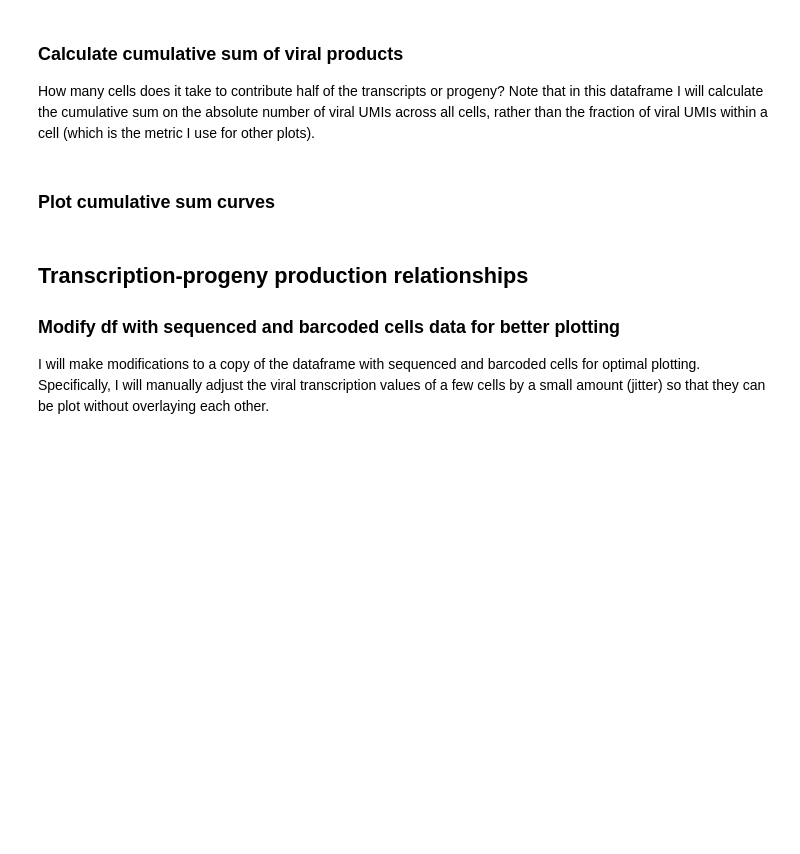
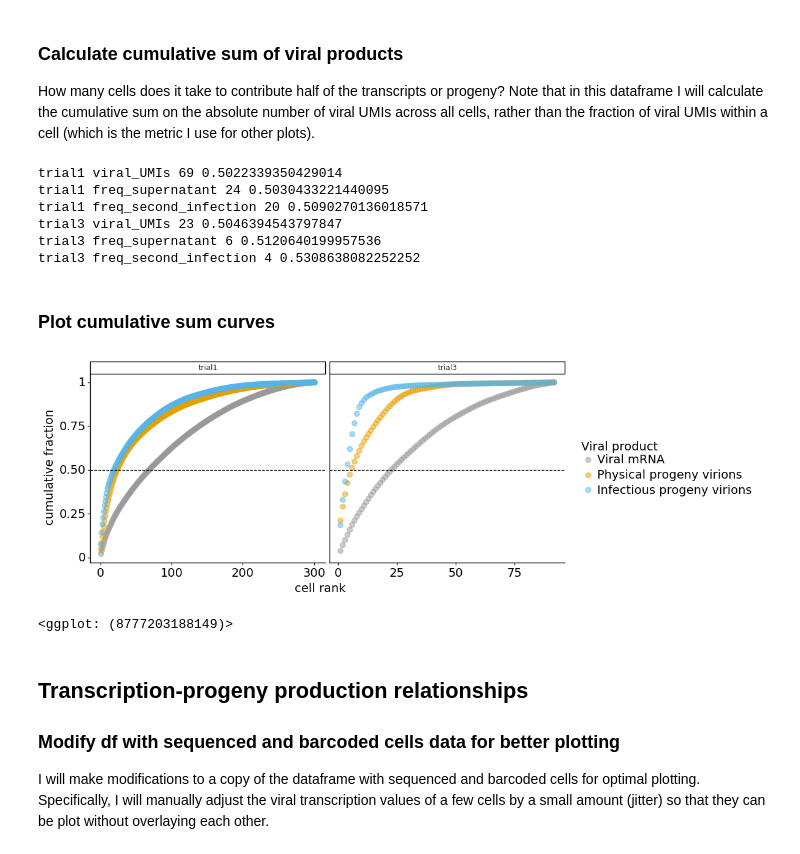
Before and after one commit to jbloomlab/barcoded_flu_pdmH1N1, a Jupyter notebook: final_analysis.py.ipynb, the cells around one changed output. Cells and saved outputs as stored; diff of their text form; code cells hidden in the pictures; blank space fills up the shorter version.

Commit message:
made cumulative sum plots

```diff
--- a/final_analysis.py.ipynb
+++ b/final_analysis.py.ipynb
@@ -1269,26 +1269,38 @@ fig4.save(fig4_file)
 ### Calculate cumulative sum of viral products
 How many cells does it take to contribute half of the transcripts or progeny? Note that in this dataframe I will calculate the cumulative sum on the absolute number of viral UMIs across all cells, rather than the fraction of viral UMIs within a cell (which is the metric I use for other plots).
 # %%
-cumulative_df = sequenced_barcoded_cells[['cell_barcode', 'viral_UMIs', 'freq_supernatant', 'freq_second_infection']]
+cumulative_df = selected_cells[['sample', 'cell_barcode', 'viral_UMIs', 'freq_supernatant', 'freq_second_infection']]
+
+cumulative_df = pd.merge(
+    left=cumulative_df,
+    right=(cumulative_df.groupby('sample')['viral_UMIs'].sum()
+           .reset_index()
+           .rename(columns={'viral_UMIs': 'viral_UMIs_sum'})),
+    on='sample',
+    how='left',
+    validate='many_to_one')
 cumulative_df['viral_UMIs'] = (
     cumulative_df['viral_UMIs'] /
-    cumulative_df['viral_UMIs'].sum())
+    cumulative_df['viral_UMIs_sum'])
+
 cumsum_list = list()
-for var in cumulative_df.columns:
-    if var == 'cell_barcode':
-        pass
-    else:
-        cumsum_list.append(
-            pd.DataFrame(cumulative_df
-                         .sort_values(by=var, ascending=False)
-                         .reset_index()
-                         [var]
-                         .cumsum()))
+for col in ['viral_UMIs', 'freq_supernatant', 'freq_second_infection']:
+    for sample in cumulative_df['sample'].unique():
+        temp_df = pd.DataFrame(
+            cumulative_df
+            .query(f'sample == "{sample}"')
+            .sort_values(by=col, ascending=False)
+            .reset_index()
+            [col]
+            .cumsum())
+        temp_df['sample'] = sample
+        cumsum_list.append(temp_df)
+
 cumsum_df = (
-    pd.melt(pd.concat(cumsum_list, axis=1).reset_index(),
-            id_vars='index',
-            var_name='source',
-            value_name='cumulative_sum'))
+    pd.concat(cumsum_list, axis=0).reset_index()
+    .melt(id_vars=['sample','index'],
+          var_name='source',
+          value_name='cumulative_sum'))
 cumsum_df['index'] = cumsum_df['index'] + 1 # 1-base indexing for cell number
 cumsum_df['source'] = (
     cumsum_df['source']
@@ -1298,37 +1310,52 @@ cumsum_df['source'] = (
                          'freq_supernatant',
                          'freq_second_infection'])
 )
-display(cumsum_df.query('cumulative_sum > 0.45 and cumulative_sum < 0.6'))
+for sample in cumsum_df['sample'].unique():
+    for source in cumsum_df['source'].unique():
+        temp_df = (cumsum_df.query(f'sample == "{sample}" and '
+                                f'source == "{source}" and '
+                                'cumulative_sum > 0.5').min())
+        print(sample, source, temp_df['index'], temp_df['cumulative_sum'])
+# %% [output]
+trial1 viral_UMIs 69 0.5022339350429014
+trial1 freq_supernatant 24 0.5030433221440095
+trial1 freq_second_infection 20 0.5090270136018571
+trial3 viral_UMIs 23 0.5046394543797847
+trial3 freq_supernatant 6 0.5120640199957536
+trial3 freq_second_infection 4 0.5308638082252252
 # %% [markdown]
 ### Plot cumulative sum curves
 # %%
 cumulative_sum_file = figure_dir+'/'+'cumulative_sum_plot.svg'
 
 cumulative_sum_plot = (
     p9.ggplot() +
     p9.geom_point(cumsum_df,
                   p9.aes(x='index',
                          y='cumulative_sum',
                          color='source'),
                   alpha=0.5,
                   size=3) +
     p9.geom_hline(yintercept=0.5, linetype='dashed') +
+    p9.facet_grid('~sample', scales='free_x') +
     p9.labs(x='cell rank',
             y='cumulative fraction',
             color='Viral product') +
-    p9.scale_x_continuous(breaks=[0,20,40,60,80]) +
     p9.scale_color_manual(values=CBPALETTE,
                           labels=['Viral mRNA',
                                   'Physical progeny virions',
                                   'Infectious progeny virions']) +
-    p9.theme(figure_size=(6, 4),
+    p9.theme(figure_size=(10, 4),
              legend_position='right',
              legend_title=p9.element_text(size=14),
              legend_text=p9.element_text(size=14),
              axis_title=p9.element_text(size=14),
              axis_text=p9.element_text(size=14, color="black")))
 cumulative_sum_plot.save(filename = cumulative_sum_file)
 display(cumulative_sum_plot)
+# %% [output]
+[figure, added]
+<ggplot: (8777203188149)>
 # %% [markdown]
 ## Transcription-progeny production relationships
 ### Modify df with sequenced and barcoded cells data for better plotting
```
Also changed, not shown: parts of 1 cell of this notebook, 1 other file.
